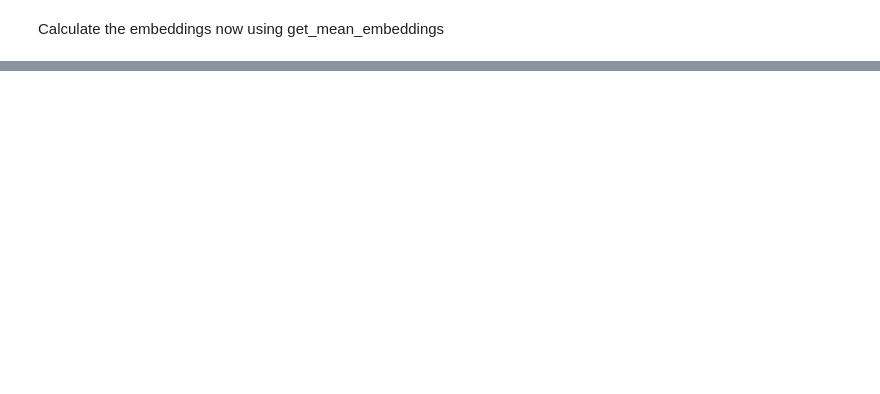
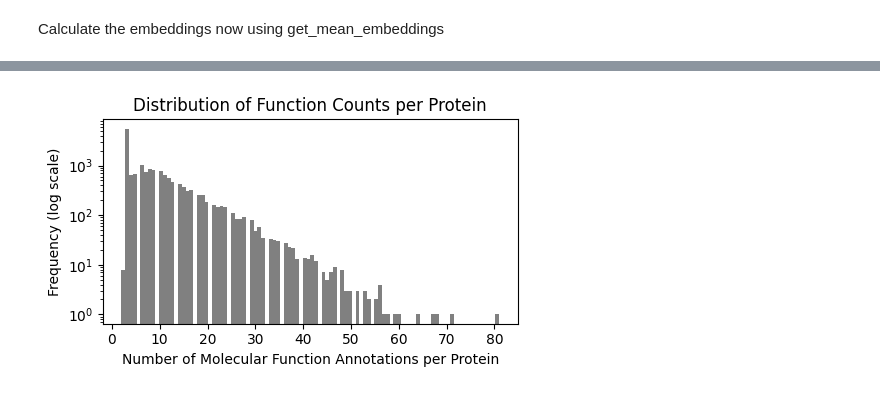
Before and after one commit to dhassan24/DeepLearning_For_Biology, a Jupyter notebook: Chapter_2_Protein_LLM/DLFB_Chapter2_Proteins.ipynb, the cells around one changed output, grey strips where cells are left out. Cells and saved outputs as stored; diff of their text form; code cells hidden in the pictures; blank space fills up the shorter version.

```diff
--- a/Chapter_2_Protein_LLM/DLFB_Chapter2_Proteins.ipynb
+++ b/Chapter_2_Protein_LLM/DLFB_Chapter2_Proteins.ipynb
@@ -918,0 +1094,3 @@ Calculate the embeddings now using get_mean_embeddings
+# %%
+labels = labels[labels["aspect"] == "MFO"]
+print(labels['description'].value_counts())
@@ -918,0 +1150,4 @@ Calculate the embeddings now using get_mean_embeddings
+# %%
+taxonomy_file = assets("proteins/datasets/train_taxonomy.tsv.zip")
+taxonomy = pd.read_csv(taxonomy_file, sep = "\t", compression = "infer")
+print(taxonomy)
@@ -918,0 +1171,11 @@ Calculate the embeddings now using get_mean_embeddings
+# %%
+sequence_df = sequence_df.merge(taxonomy, on = "EntryID")
+sequence_df = sequence_df[sequence_df["taxonomyID"] == 9606]
+# %%
+#Check number of unique proteins and MFs in our filtered dataset
+
+sequence_df = sequence_df.merge(labels, on = 'EntryID')
+print(
+    f"Dataset contains {sequence_df["EntryID"].nunique()} human proteins"
+    f" with {sequence_df["term"].nunique()} molecular functions."
+)
@@ -918,0 +1204,14 @@ Calculate the embeddings now using get_mean_embeddings
+# %%
+#Let's exame the distribution of molecular functions. Distribution of number of
+#functions per protein:
+import matplotlib.pyplot as plt
+
+sequence_df.groupby("EntryID")["term"].nunique().plot.hist(
+    bins = 100, figsize = (5,3), color = "grey", log = True
+)
+plt.xlabel("Number of Molecular Function Annotations per Protein")
+plt.ylabel("Frequency (log scale)")
+plt.title("Distribution of Function Counts per Protein")
+plt.tight_layout()
+# %% [output]
+[figure, added]
```
Also changed, not shown: parts of 63 cells of this notebook.
